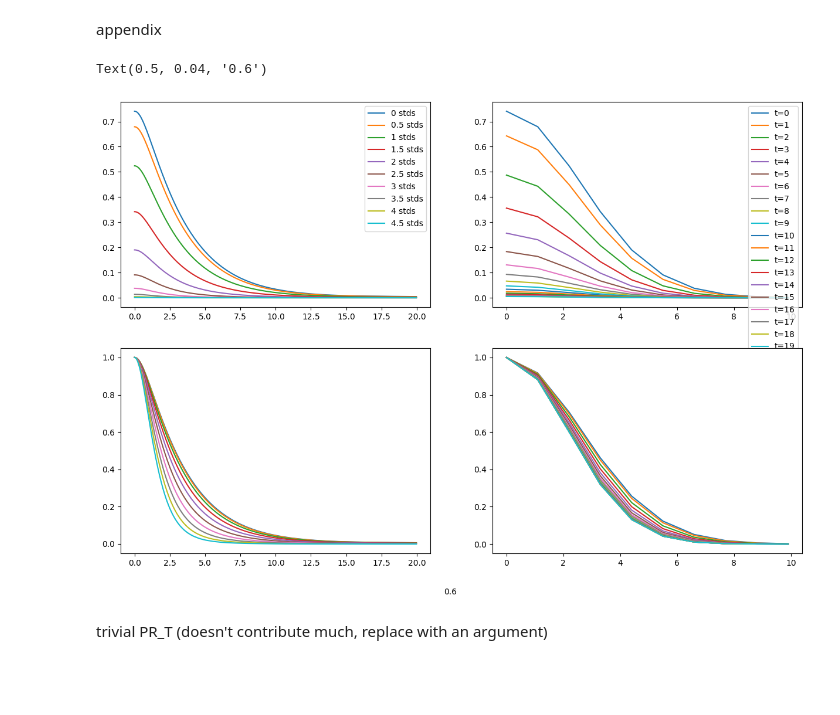
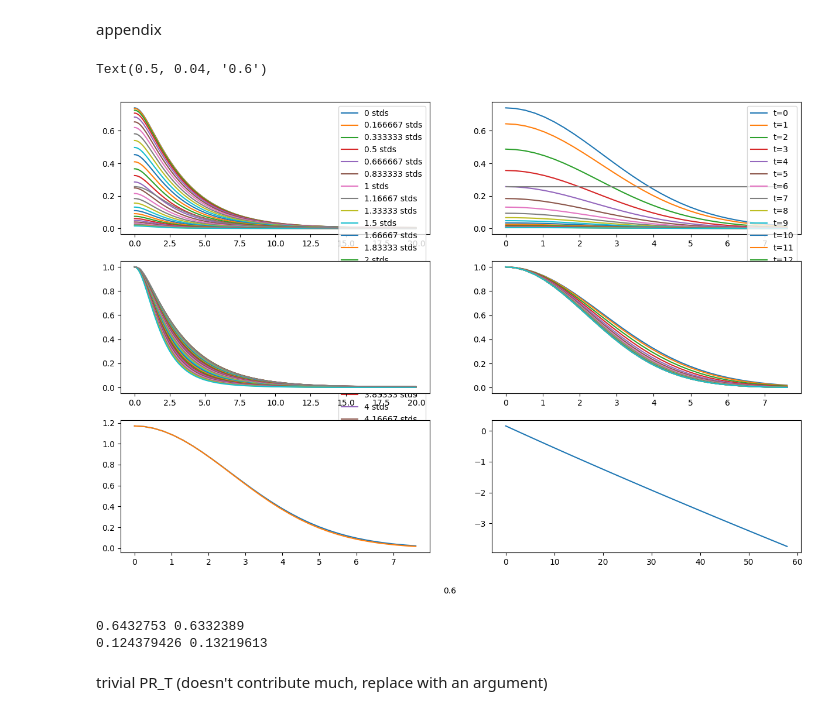
Before and after one commit to zhaoz0314/random-EI, a Jupyter notebook: pseudospatial/predictions.ipynb, the cells around one changed output. Saved outputs shown, nothing was run; the diff lists cells and outputs as text; code cells hidden in the pictures; blank space fills up the shorter version.

```diff
--- a/pseudospatial/predictions.ipynb
+++ b/pseudospatial/predictions.ipynb
@@ -536,6 +536,12 @@ def r_acov_s_fct(n_acov, h_mean_s, g_tanh = "out",
   elif g_tanh == "in":
     factor_in = unscaled_std
   # r_acov_s
+  r_mean_s = jnp.squeeze(
+    num_integral_fct(
+      jnp.tanh(factor_in * (
+        jnp.sqrt(n_var) * jnp.expand_dims(iv_s, (0, 1, 2))
+        + h_mean_s))
+      * sta_gau_fct(iv_s), num_fct_resolution), axis = 2)
   r_acov_s = (
     num_integral_fct(
       num_integral_fct(
@@ -545,50 +551,70 @@ def r_acov_s_fct(n_acov, h_mean_s, g_tanh = "out",
           + h_mean_s))
         * sta_gau_fct(iv_s), num_fct_resolution) ** 2
       * sta_gau_fct(iv_s), num_fct_resolution)
-    - jnp.squeeze(
-      num_integral_fct(
-        jnp.tanh(factor_in * (
-          jnp.sqrt(n_var) * jnp.expand_dims(iv_s, (0, 1, 2))
-          + h_mean_s))
-        * sta_gau_fct(iv_s), num_fct_resolution), axis = 2) ** 2)
-  return(r_acov_s)
+    - r_mean_s ** 2)
+  return([r_acov_s, r_mean_s])
 
 test_ext_unscaled_std_idx = 1
+test_h_mean_std_range = 5
 test_frame_n = 20 * 30
-test_h_mean_n = 10
-test_h_mean_std_range = 5
+test_h_mean_n = 30
 
 test_m_mean_var = m_acov_s[test_ext_unscaled_std_idx][1, -1]
-test_h_mean_std_s = jnp.arange(test_h_mean_n) / test_h_mean_n * 5 # can - test_h_mean_n // 2 / test_h_mean_n to verify even
-test_h_mean_s = (jnp.sqrt(ext_unscaled_std_s[test_ext_unscaled_std_idx] ** 2 + test_m_mean_var ** 2)
+test_h_mean_std_s = jnp.arange(test_h_mean_n) / test_h_mean_n * test_h_mean_std_range # can - test_h_mean_n // 2 / test_h_mean_n to verify even
+test_h_mean_s = (jnp.sqrt(ext_unscaled_std_s[test_ext_unscaled_std_idx] ** 2 + test_m_mean_var)
                  * test_h_mean_std_s)
 test_n_acov = m_acov_s[test_ext_unscaled_std_idx][1, :test_frame_n] - test_m_mean_var
-test_r_acov_s = r_acov_s_fct(test_n_acov, test_h_mean_s)
+[test_r_acov_s, test_r_mean_s] = r_acov_s_fct(test_n_acov, test_h_mean_s)
 
 
-[fig, subfig_s] = plt.subplots(2, 2, figsize = (15,10), squeeze = False)
+[fig, subfig_s] = plt.subplots(3, 2, figsize = (15,10), squeeze = False)
 for test_h_mean_idx in range(test_h_mean_n):
   subfig_s[0, 0].plot(m_acov_s[test_ext_unscaled_std_idx][0, :test_frame_n],
                       test_r_acov_s[test_h_mean_idx],
                       label = "{:n} stds".format(test_h_mean_std_s[test_h_mean_idx]))
+subfig_s[0, 0].plot(m_acov_s[test_ext_unscaled_std_idx][0, :test_frame_n],
+                    all_cov_s[ext_unscaled_std_idx][0][4][100*30:100*30+test_frame_n],
+                    label = "mean", color = "gray")
 subfig_s[0, 0].legend()
 for test_step_idx in range(test_frame_n // 30):
   subfig_s[0, 1].plot(test_h_mean_s,
                       test_r_acov_s[:, test_step_idx * 30],
                       label = "t={:n}".format(test_step_idx))
+subfig_s[0, 1].hlines(all_cov_s[ext_unscaled_std_idx][0][4][100*30], 0, jnp.max(test_h_mean_s), color = "gray")
 subfig_s[0, 1].legend()
 for test_h_mean_idx in range(test_h_mean_n):
   subfig_s[1, 0].plot(m_acov_s[test_ext_unscaled_std_idx][0, :test_frame_n],
                       test_r_acov_s[test_h_mean_idx] / test_r_acov_s[test_h_mean_idx, 0],
                       label = "{:n} stds".format(test_h_mean_std_s[test_h_mean_idx]))
+subfig_s[1, 0].plot(m_acov_s[test_ext_unscaled_std_idx][0, :test_frame_n],
+                    all_cov_s[test_ext_unscaled_std_idx][0][4][2999:2999+test_frame_n]
+                    / all_cov_s[test_ext_unscaled_std_idx][0][4][2999],
+                    label = "mean", color = "gray")
 for test_step_idx in range(test_frame_n // 30):
   subfig_s[1, 1].plot(test_h_mean_s,
                       test_r_acov_s[:, test_step_idx * 30] / test_r_acov_s[0, test_step_idx * 30],
                       label = "t={:n}".format(test_step_idx))
+subfig_s[2, 0].plot(test_h_mean_s, test_r_acov_s[:, 0] / all_cov_s[test_ext_unscaled_std_idx][0][4][2999])
+subfig_s[2, 0].plot(test_h_mean_s,
+                    jnp.exp(test_h_mean_s ** 2
+                            * ((jnp.log(test_r_acov_s[1, 0] / all_cov_s[test_ext_unscaled_std_idx][0][4][2999])
+                                - jnp.log(test_r_acov_s[0, 0] / all_cov_s[test_ext_unscaled_std_idx][0][4][2999]))
+                               / test_h_mean_s[1] ** 2))
+                    * test_r_acov_s[0, 0] / all_cov_s[test_ext_unscaled_std_idx][0][4][2999])
+subfig_s[2, 1].plot(test_h_mean_s ** 2,
+                    jnp.log(test_r_acov_s[:, 0] / all_cov_s[test_ext_unscaled_std_idx][0][4][2999]))
 fig.text(0.5, 0.04, ext_unscaled_std_s[test_ext_unscaled_std_idx], ha = "center")
 # %% [output]
 Text(0.5, 0.04, '0.6')
-[figure, old version]
+[figure, new version]
+# %%
+foo = jnp.exp(- test_h_mean_std_s ** 2 / 2)
+foo = foo / jnp.sum(foo)
+print(jnp.sum(test_r_acov_s[:, 0] * foo), all_cov_s[test_ext_unscaled_std_idx][0][4][2999])
+print(jnp.sum(test_r_mean_s[:, 0] ** 2 * foo), all_cov_s[test_ext_unscaled_std_idx][0][3][0])
+# %% [output]
+0.6432753 0.6332389
+0.124379426 0.13219613
 # %% [markdown]
 trivial PR_T (doesn't contribute much, replace with an argument)
 # %%
```
Also changed, not shown: parts of 1 cell of this notebook.
